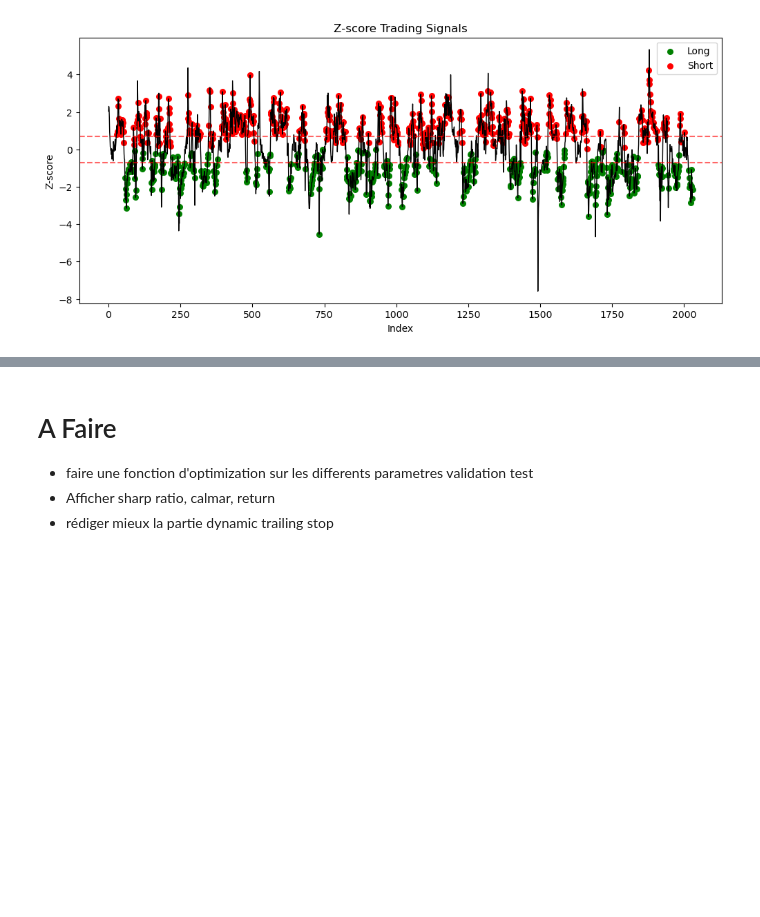
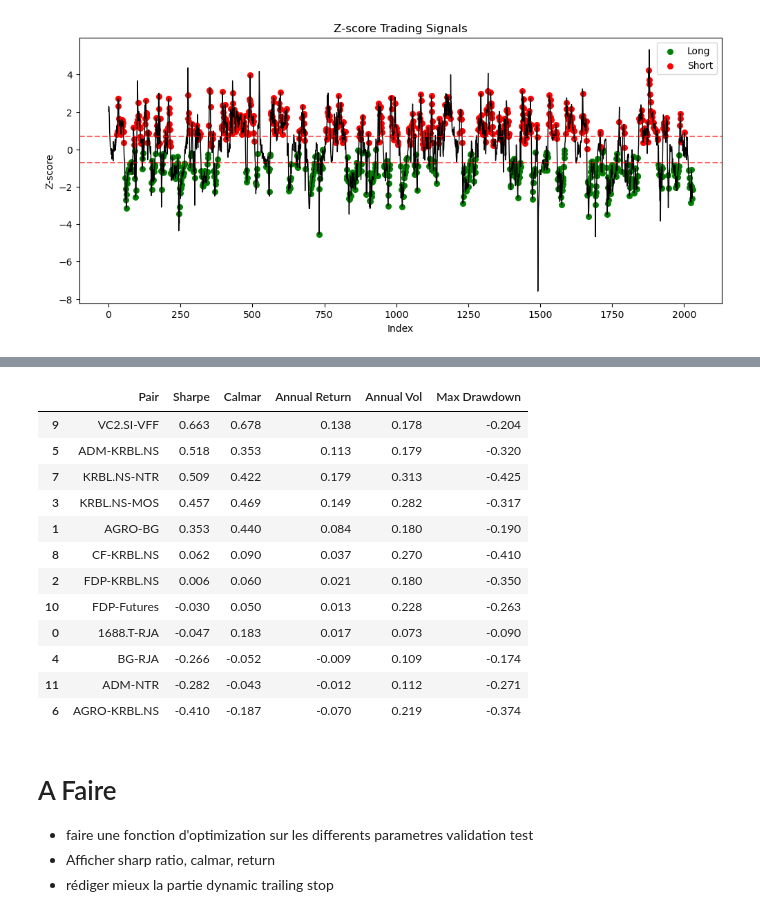
Before and after one commit to NatachaGsn/rice-trading-project, a Jupyter notebook: Trading_game2.ipynb, the cells around one changed output, grey strips where cells are left out. Drawn from its saved outputs; the diff is of its cells as text; code cells hidden in the pictures; blank space fills up the shorter version.

```diff
--- a/Trading_game2.ipynb
+++ b/Trading_game2.ipynb
@@ -668,3 +835,64 @@ plot_zscore_signals(df_res)
+# %%
+rf_rate = 0.02  # 2% annuel
+
+results = []
+
+for pair, Y in pairs_Y.items():
+
+    params = best_params_all[pair]
+
+    res = run_strategy(
+        Y,
+        lookback=params["lookback"],
+        L_v=params["L_v"],
+        k=params["k"],
+        threshold=params["threshold"],
+        transaction_cost=0.0,
+        split=0.6,
+        base_stop=params["base_stop"],
+        exit_band=params["exit_band"]
+    )
+
+    returns = res["returns"]
+    split_idx = res["split_index"]
+
+    # TEST ONLY
+    test_returns = returns[split_idx:]
+
+    # metrics
+    sharpe = sharpe_ratio(test_returns, rf=rf_rate)
+    calmar = calmar_ratio(test_returns, rf=rf_rate)
+    ann_ret = annual_return(test_returns)
+    ann_vol = annual_volatility(test_returns)
+
+    cum_returns = np.nancumsum(test_returns)
+    mdd = max_drawdown(cum_returns)
+
+    results.append({
+        "Pair": f"{pair[0]}-{pair[1]}",
+        "Sharpe": sharpe,
+        "Calmar": calmar,
+        "Annual Return": ann_ret,
+        "Annual Vol": ann_vol,
+        "Max Drawdown": mdd
+    })
+
+df_performance = pd.DataFrame(results).sort_values("Sharpe", ascending=False)
+df_performance.round(3)
+# %% [output]
+|  | Pair | Sharpe | Calmar | Annual Return | Annual Vol | Max Drawdown |
+| 9 | VC2.SI-VFF | 0.663 | 0.678 | 0.138 | 0.178 | -0.204 |
+| 5 | ADM-KRBL.NS | 0.518 | 0.353 | 0.113 | 0.179 | -0.320 |
+| 7 | KRBL.NS-NTR | 0.509 | 0.422 | 0.179 | 0.313 | -0.425 |
+| 3 | KRBL.NS-MOS | 0.457 | 0.469 | 0.149 | 0.282 | -0.317 |
+| 1 | AGRO-BG | 0.353 | 0.440 | 0.084 | 0.180 | -0.190 |
+| 8 | CF-KRBL.NS | 0.062 | 0.090 | 0.037 | 0.270 | -0.410 |
+| 2 | FDP-KRBL.NS | 0.006 | 0.060 | 0.021 | 0.180 | -0.350 |
+| 10 | FDP-Futures | -0.030 | 0.050 | 0.013 | 0.228 | -0.263 |
+| 0 | 1688.T-RJA | -0.047 | 0.183 | 0.017 | 0.073 | -0.090 |
+| 4 | BG-RJA | -0.266 | -0.052 | -0.009 | 0.109 | -0.174 |
+| 11 | ADM-NTR | -0.282 | -0.043 | -0.012 | 0.112 | -0.271 |
+| 6 | AGRO-KRBL.NS | -0.410 | -0.187 | -0.070 | 0.219 | -0.374 |
 # %% [markdown]
 # A Faire
 
```
Also changed, not shown: parts of 14 cells of this notebook.
